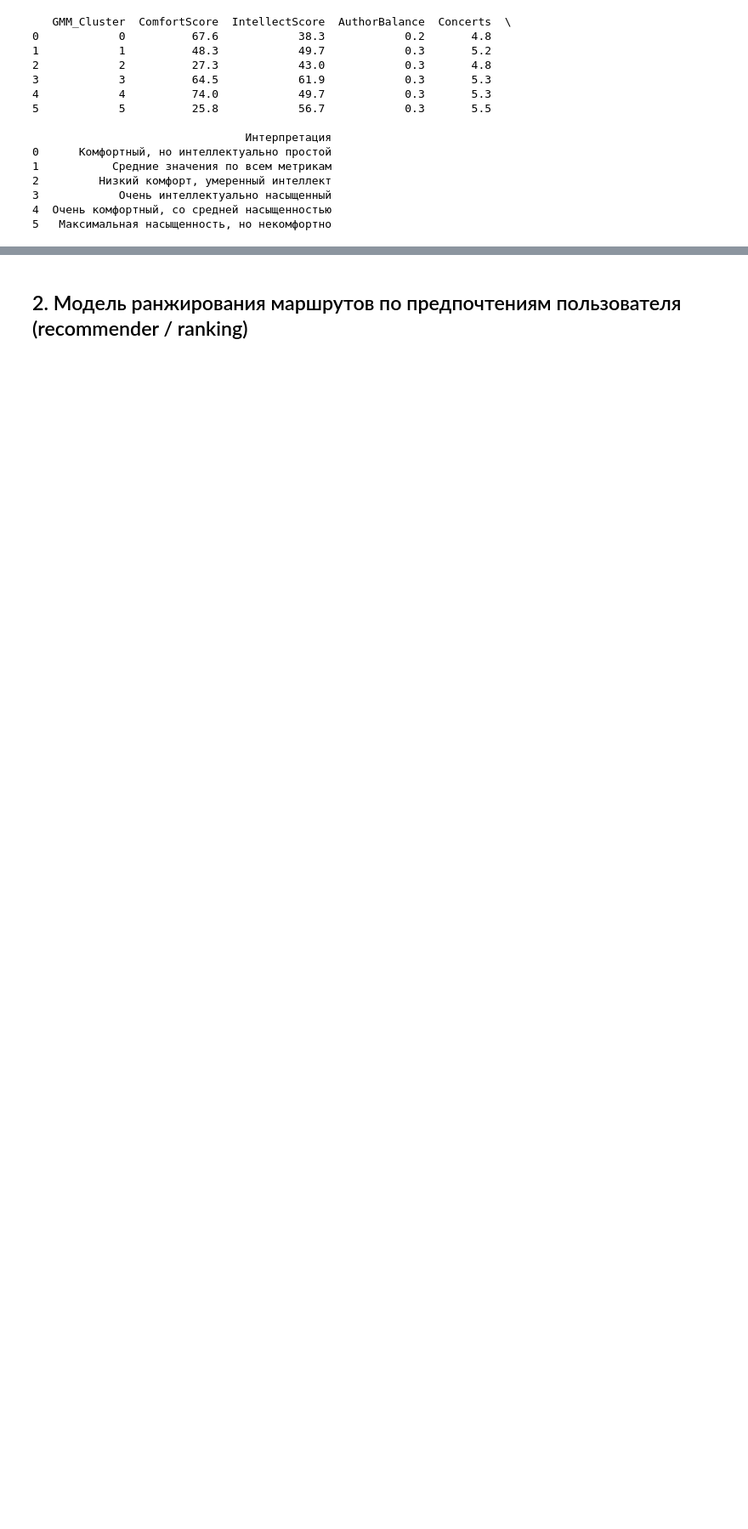
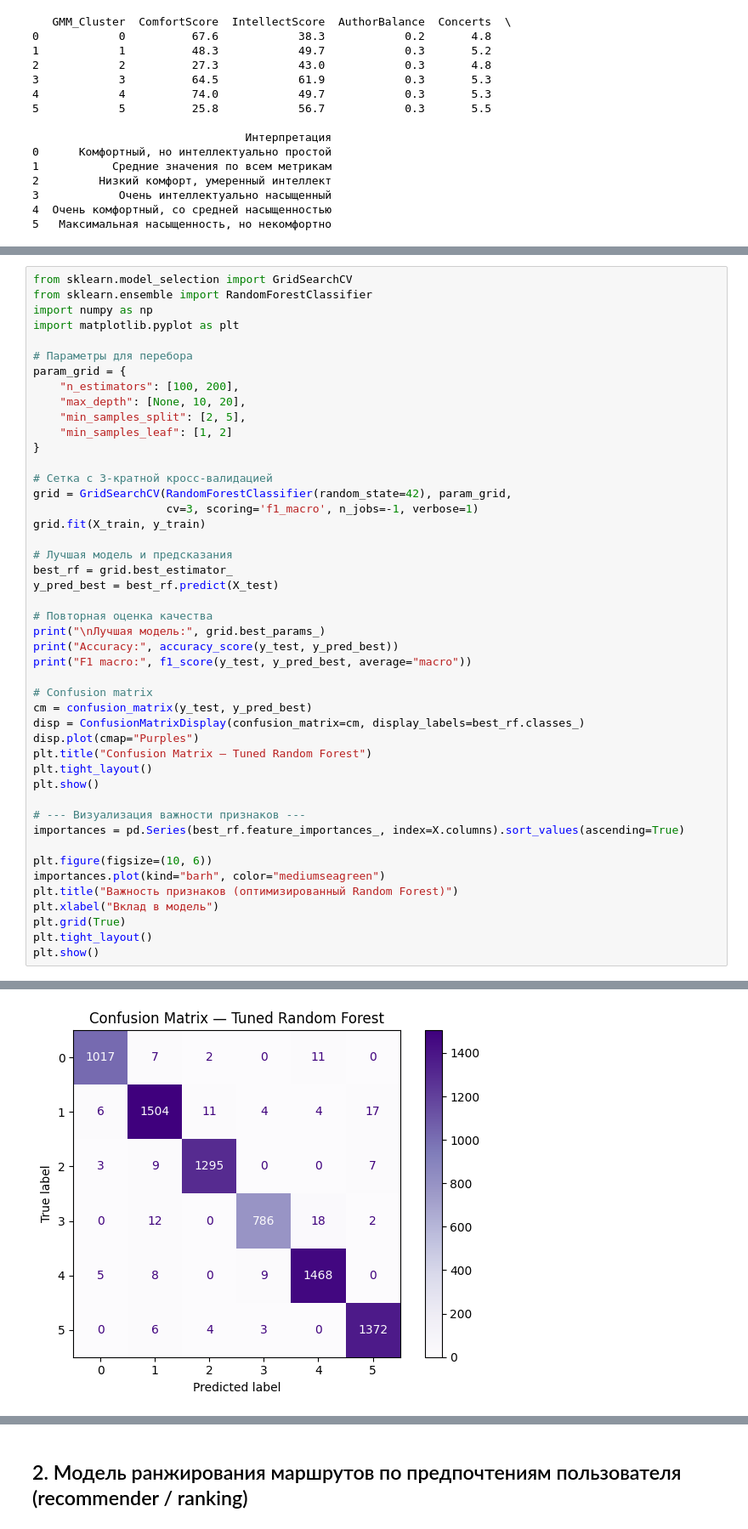
Before and after one commit to dmagog/Figaro, a Jupyter notebook: dz/04_extract_and_model/02 - GenerateRoute.ipynb, the cells around one changed output, grey strips where cells are left out. Shown at 85% size. Cells and saved outputs as stored; diff of their text form; blank space fills up the shorter version.

```diff
--- a/dz/04_extract_and_model/02 - GenerateRoute.ipynb
+++ b/dz/04_extract_and_model/02 - GenerateRoute.ipynb
@@ -1501,0 +1637,47 @@ print(cluster_summary)
+# %%
+from sklearn.model_selection import GridSearchCV
+from sklearn.ensemble import RandomForestClassifier
+import numpy as np
+import matplotlib.pyplot as plt
+
+# Параметры для перебора
+param_grid = {
+    "n_estimators": [100, 200],
+    "max_depth": [None, 10, 20],
+    "min_samples_split": [2, 5],
+    "min_samples_leaf": [1, 2]
+}
+
+# Сетка с 3-кратной кросс-валидацией
+grid = GridSearchCV(RandomForestClassifier(random_state=42), param_grid,
+                    cv=3, scoring='f1_macro', n_jobs=-1, verbose=1)
+grid.fit(X_train, y_train)
+
+# Лучшая модель и предсказания
+best_rf = grid.best_estimator_
+y_pred_best = best_rf.predict(X_test)
+
+# Повторная оценка качества
+print("\nЛучшая модель:", grid.best_params_)
+print("Accuracy:", accuracy_score(y_test, y_pred_best))
+print("F1 macro:", f1_score(y_test, y_pred_best, average="macro"))
+
+# Confusion matrix
+cm = confusion_matrix(y_test, y_pred_best)
+disp = ConfusionMatrixDisplay(confusion_matrix=cm, display_labels=best_rf.classes_)
+disp.plot(cmap="Purples")
+plt.title("Confusion Matrix — Tuned Random Forest")
+plt.tight_layout()
+plt.show()
+
+# --- Визуализация важности признаков ---
+importances = pd.Series(best_rf.feature_importances_, index=X.columns).sort_values(ascending=True)
+
+plt.figure(figsize=(10, 6))
+importances.plot(kind="barh", color="mediumseagreen")
+plt.title("Важность признаков (оптимизированный Random Forest)")
+plt.xlabel("Вклад в модель")
+plt.grid(True)
+plt.tight_layout()
+plt.show()
+# %% [output]
@@ -1501,0 +1689 @@ print(cluster_summary)
+[figure, added]
```
Also changed, not shown: parts of 9 cells of this notebook, 11 other files.
